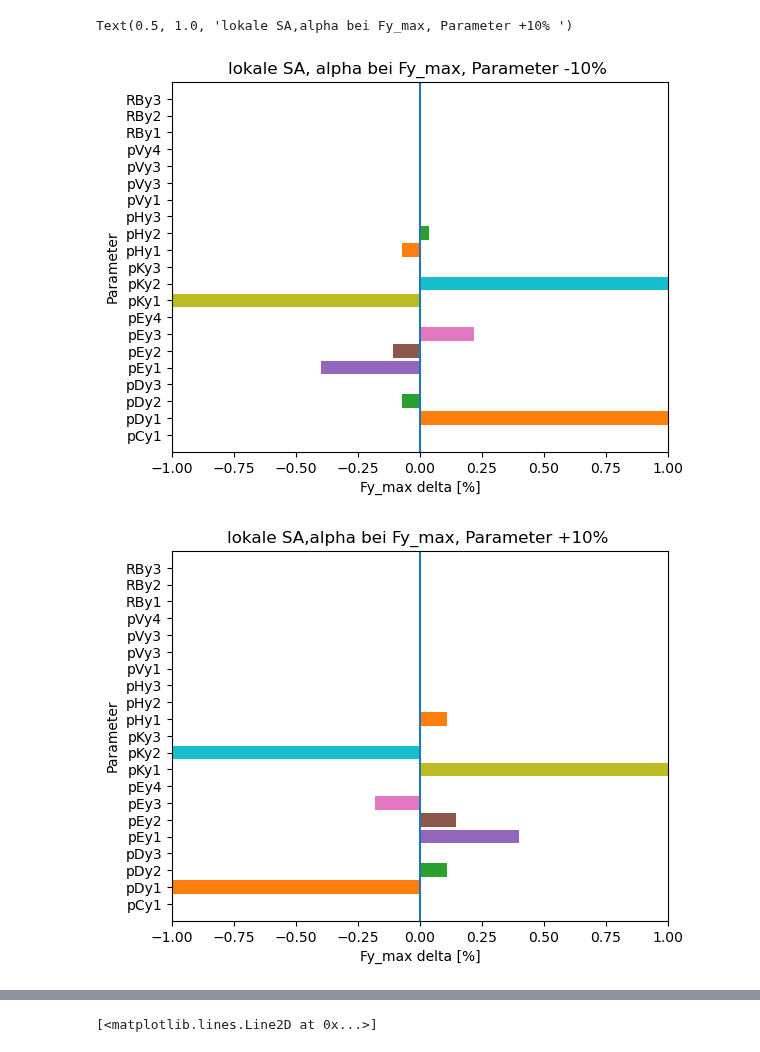
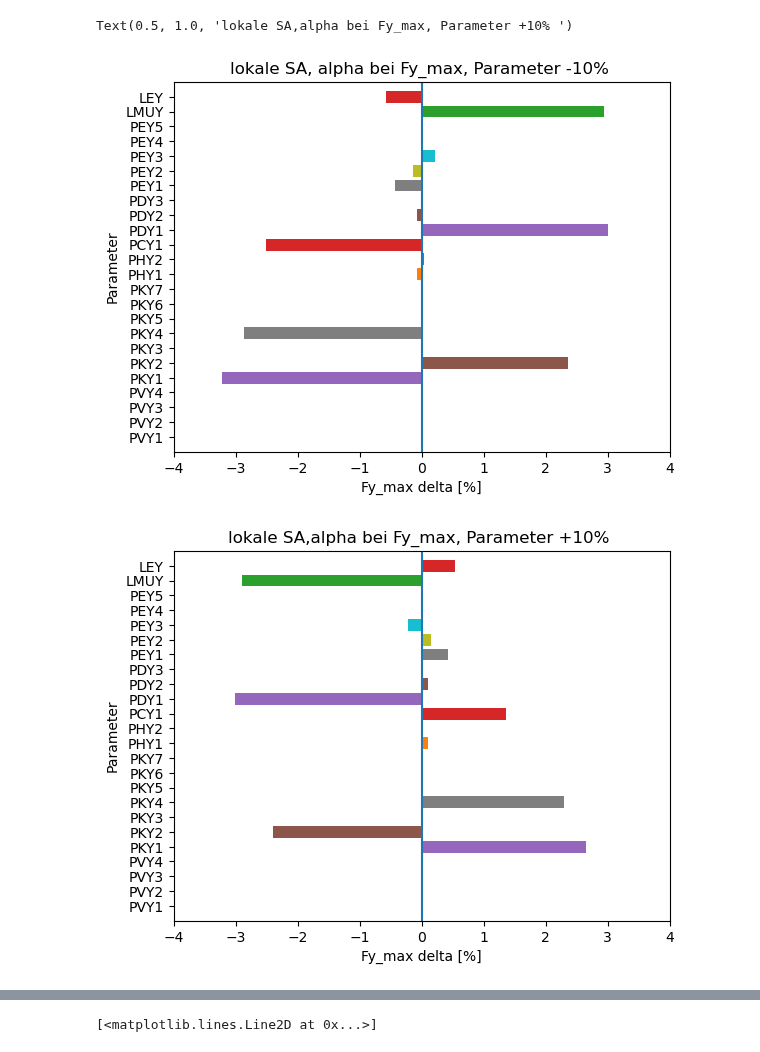
Before and after one commit to BenediktRuhland/SA-Tire-model, a Jupyter notebook: lokal SA/Pacejka 5.2 lokale SA Fy.ipynb, the cells around one changed output, grey strips where cells are left out. Drawn from its saved outputs; the diff is of its cells as text; code cells hidden in the pictures.

```diff
--- a/lokal SA/Pacejka 5.2 lokale SA Fy.ipynb
+++ b/lokal SA/Pacejka 5.2 lokale SA Fy.ipynb
@@ -218,11 +111,11 @@ delta=np.zeros((len(params),2))
 for i in range(0,len(params)):
 
     params_pos[i] = params_pos[i]*(1+s)
-    delta_Fx_max_pos = (np.max(Pacejka5_2(Fz,alpha,IA,Fz0,params)[0]) - np.max(Pacejka5_2(Fz,alpha,IA,Fz0,params_pos)[0]))/np.max(Pacejka5_2(Fz,alpha,IA,Fz0,params)[0])
+    delta_Fx_max_pos = (np.max(pa52gl.Pacejka52_lat(alpha,Fz,Fz0, *params)[0]) - np.max(pa52gl.Pacejka52_lat(alpha,Fz,Fz0, *params_pos)[0]))/np.max(pa52gl.Pacejka52_lat(alpha,Fz,Fz0, *params)[0])
     params_pos[i] = params[i]
 
     params_neg[i] = params_neg[i]*(1-s)
-    delta_Fx_max_neg = (np.max(Pacejka5_2(Fz,alpha,IA,Fz0,params)[0]) - np.max(Pacejka5_2(Fz,alpha,IA,Fz0,params_neg)[0]))/np.max(Pacejka5_2(Fz,alpha,IA,Fz0,params)[0])
+    delta_Fx_max_neg = (np.max(pa52gl.Pacejka52_lat(alpha,Fz,Fz0, *params)[0]) - np.max(pa52gl.Pacejka52_lat(alpha,Fz,Fz0, *params_neg)[0]))/np.max(pa52gl.Pacejka52_lat(alpha,Fz,Fz0, *params)[0])
     params_neg[i] = params[i]
 
     delta[i] = [delta_Fx_max_neg*100, delta_Fx_max_pos*100]
@@ -240,13 +133,13 @@ for i in range(0,len(params)):
 
 #Plots params -10%
 fig, ax = plt.subplots()
-y_axis=('pCy1', 'pDy1', 'pDy2','pDy3', 'pEy1', 'pEy2', 'pEy3', 'pEy4', 'pKy1', 'pKy2','pKy3', 'pHy1', 'pHy2','pHy3', 'pVy1', 'pVy3', 'pVy3', 'pVy4', 'RBy1', 'RBy2', 'RBy3')
+y_axis=( 'PVY1', 'PVY2', 'PVY3', 'PVY4', 'PKY1', 'PKY2', 'PKY3', 'PKY4', 'PKY5', 'PKY6', 'PKY7', 'PHY1', 'PHY2', 'PCY1', 'PDY1', 'PDY2', 'PDY3', 'PEY1', 'PEY2', 'PEY3', 'PEY4', 'PEY5', 'LMUY', 'LEY')
 y_pos=np.arange(len(y_axis))
 i=0
 for i in range(0,len(y_pos)):
     ax.barh(y_pos[i],delta_neg[i])
 ax.set_yticks(y_pos, labels=y_axis)
-plt.xlim(-21,21)
+plt.xlim(-11,11)
 plt.ylim(-1,len(y_axis))
 plt.axvline(0, 0, 1)
 plt.xlabel("Fy_max delta [%]")
@@ -256,14 +149,14 @@ plt.title('lokale SA Fy_max, Parameter +10% ')
 #Plots params +10%
 fig, ax = plt.subplots()
 #print(delta_neg)
-y_axis=('pCy1', 'pDy1', 'pDy2','pDy3', 'pEy1', 'pEy2', 'pEy3', 'pEy4', 'pKy1', 'pKy2','pKy3', 'pHy1', 'pHy2','pHy3', 'pVy1', 'pVy3', 'pVy3', 'pVy4', 'RBy1', 'RBy2', 'RBy3')
+y_axis=('PVY1', 'PVY2', 'PVY3', 'PVY4', 'PKY1', 'PKY2', 'PKY3', 'PKY4', 'PKY5', 'PKY6', 'PKY7', 'PHY1', 'PHY2', 'PCY1', 'PDY1', 'PDY2', 'PDY3', 'PEY1', 'PEY2', 'PEY3', 'PEY4', 'PEY5', 'LMUY', 'LEY')
 y_pos=np.arange(len(y_axis))
 
 i=0
 for i in range(0,len(y_pos)):
     ax.barh(y_pos[i],delta_pos[i])
 ax.set_yticks(y_pos, labels=y_axis)
-plt.xlim(-21,21)
+plt.xlim(-11,11)
 plt.ylim(-1,len(y_axis))
 plt.axvline(0, 0, 1)
 plt.xlabel("Fy_max delta [%]")
@@ -273,7 +166,7 @@ plt.title('lokale SA Fy_max, Parameter -10% ')
 #Plots params +10%
 fig, ax = plt.subplots()
 #print(delta_neg)
-y_axis=('pCy1', 'pDy1', 'pDy2','pDy3', 'pEy1', 'pEy2', 'pEy3', 'pEy4', 'pKy1', 'pKy2','pKy3', 'pHy1', 'pHy2','pHy3', 'pVy1', 'pVy3', 'pVy3', 'pVy4', 'RBy1', 'RBy2', 'RBy3')
+y_axis=('PVY1', 'PVY2', 'PVY3', 'PVY4', 'PKY1', 'PKY2', 'PKY3', 'PKY4', 'PKY5', 'PKY6', 'PKY7', 'PHY1', 'PHY2', 'PCY1', 'PDY1', 'PDY2', 'PDY3', 'PEY1', 'PEY2', 'PEY3', 'PEY4', 'PEY5', 'LMUY', 'LEY')
 y_pos=np.arange(len(y_axis))
 
 i=0
@@ -313,11 +206,11 @@ delta=np.zeros((len(params),2))
 for i in range(0,len(params)):
 
     params_pos[i] = params_pos[i]*(1+s)
-    delta_pos = (np.argmax(Pacejka5_2(Fz,alpha,IA,Fz0,params)[0]) - np.argmax(Pacejka5_2(Fz,alpha,IA,Fz0,params_pos)[0]))/(np.argmax(Pacejka5_2(Fz,alpha,IA,Fz0,params)[0]))
+    delta_pos = (np.argmax(pa52gl.Pacejka52_lat(alpha,Fz,Fz0, *params)[0]) - np.argmax(pa52gl.Pacejka52_lat(alpha,Fz,Fz0, *params_pos)[0]))/(np.argmax(pa52gl.Pacejka52_lat(alpha,Fz,Fz0, *params)[0]))
     params_pos[i] = params[i]
 
     params_neg[i] = params_neg[i]*(1-s)
-    delta_neg = (np.argmax(Pacejka5_2(Fz,alpha,IA,Fz0,params)[0]) - np.argmax(Pacejka5_2(Fz,alpha,IA,Fz0,params_neg)[0]))/(np.argmax(Pacejka5_2(Fz,alpha,IA,Fz0,params)[0]))
+    delta_neg = (np.argmax(pa52gl.Pacejka52_lat(alpha,Fz,Fz0, *params)[0]) - np.argmax(pa52gl.Pacejka52_lat(alpha,Fz,Fz0, *params_neg)[0]))/(np.argmax(pa52gl.Pacejka52_lat(alpha,Fz,Fz0, *params)[0]))
     params_neg[i] = params[i]
 
     delta[i] = [delta_neg*100, delta_pos*100]
@@ -334,39 +227,39 @@ for i in range(0,len(params)):
 
 #Plots params -10%
 fig, ax = plt.subplots()
-y_axis=('pCy1', 'pDy1', 'pDy2','pDy3', 'pEy1', 'pEy2', 'pEy3', 'pEy4', 'pKy1', 'pKy2','pKy3', 'pHy1', 'pHy2','pHy3', 'pVy1', 'pVy3', 'pVy3', 'pVy4', 'RBy1', 'RBy2', 'RBy3')
+y_axis=('PVY1', 'PVY2', 'PVY3', 'PVY4', 'PKY1', 'PKY2', 'PKY3', 'PKY4', 'PKY5', 'PKY6', 'PKY7', 'PHY1', 'PHY2', 'PCY1', 'PDY1', 'PDY2', 'PDY3', 'PEY1', 'PEY2', 'PEY3', 'PEY4', 'PEY5', 'LMUY', 'LEY')
 y_pos=np.arange(len(y_axis))
 i=0
 for i in range(0,len(y_pos)):
     ax.barh(y_pos[i],delta_neg[i])
 ax.set_yticks(y_pos, labels=y_axis)
-plt.xlim(-1,1)
+plt.xlim(-4,4)
 plt.ylim(-1,len(y_axis))
 plt.axvline(0, 0, 1)
 plt.xlabel("Fy_max delta [%]")
 plt.ylabel("Parameter")
 plt.title('lokale SA, alpha bei Fy_max, Parameter -10% ')
 
 #Plots params +10%
 fig, ax = plt.subplots()
 #print(delta_neg)
-y_axis=('pCy1', 'pDy1', 'pDy2','pDy3', 'pEy1', 'pEy2', 'pEy3', 'pEy4', 'pKy1', 'pKy2','pKy3', 'pHy1', 'pHy2','pHy3', 'pVy1', 'pVy3', 'pVy3', 'pVy4', 'RBy1', 'RBy2', 'RBy3')
+y_axis=('PVY1', 'PVY2', 'PVY3', 'PVY4', 'PKY1', 'PKY2', 'PKY3', 'PKY4', 'PKY5', 'PKY6', 'PKY7', 'PHY1', 'PHY2', 'PCY1', 'PDY1', 'PDY2', 'PDY3', 'PEY1', 'PEY2', 'PEY3', 'PEY4', 'PEY5', 'LMUY', 'LEY')
 y_pos=np.arange(len(y_axis))
 
 i=0
 for i in range(0,len(y_pos)):
     ax.barh(y_pos[i],delta_pos[i])
 ax.set_yticks(y_pos, labels=y_axis)
-plt.xlim(-1,1)
+plt.xlim(-4,4)
 plt.ylim(-1,len(y_axis))
 plt.axvline(0, 0, 1)
 plt.xlabel("Fy_max delta [%]")
 plt.ylabel("Parameter")
 plt.title('lokale SA,alpha bei Fy_max, Parameter +10% ')
 # %% [output]
 Text(0.5, 1.0, 'lokale SA,alpha bei Fy_max, Parameter +10% ')
-[figure, old version]
+[figure, new version]
-[figure, old version]
+[figure, new version]
 # %%
 #alpha Intervall (10% von Fx max)
 
```
Also changed, not shown: parts of 6 cells of this notebook.
